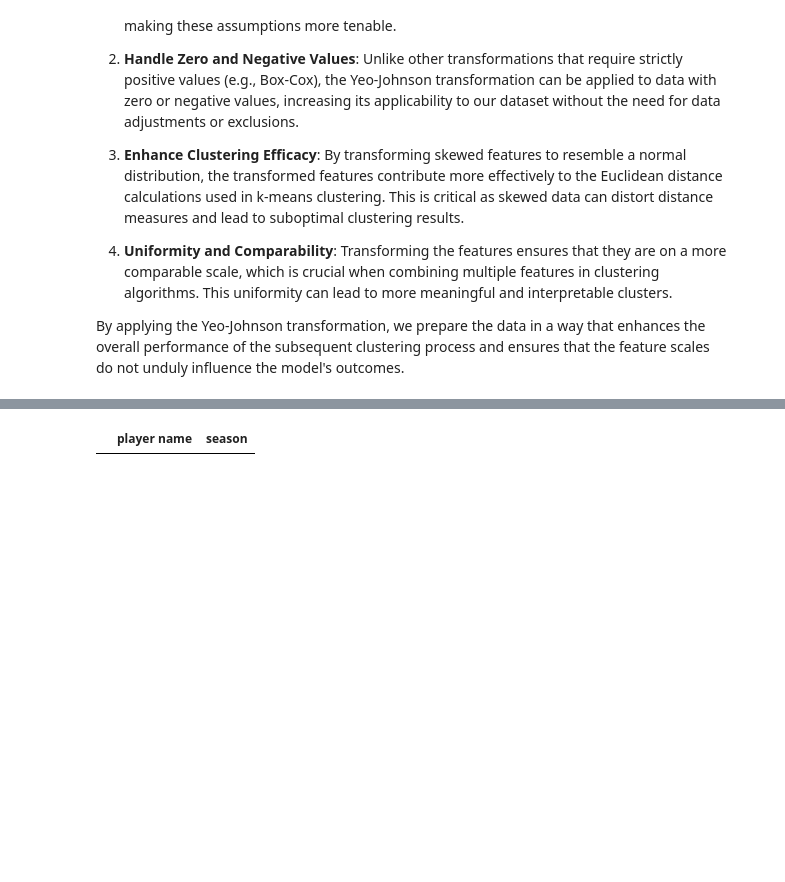
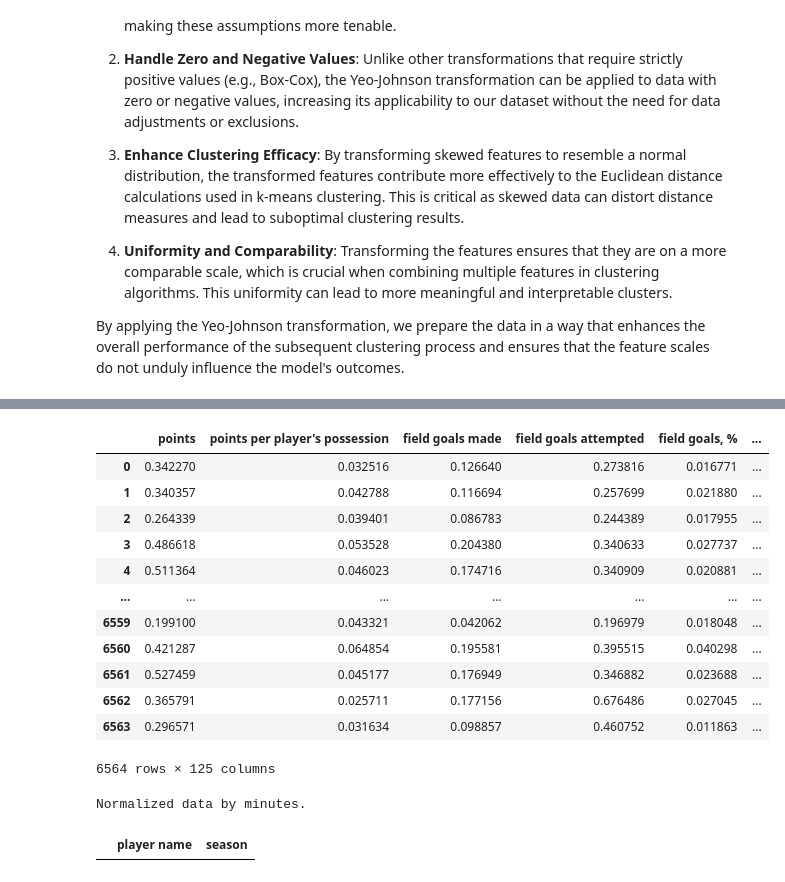
Before and after one commit to pmoecke/basketball-analytics, a Jupyter notebook: ml-models/preprocess_data.ipynb, the cells around one changed output, grey strips where cells are left out. Saved outputs shown, nothing was run; the diff lists cells and outputs as text; code cells hidden in the pictures; blank space fills up the shorter version.

Commit message:
Normalized data before computing projections

```diff
--- a/ml-models/preprocess_data.ipynb
+++ b/ml-models/preprocess_data.ipynb
@@ -258,7 +254,24 @@ By applying the Yeo-Johnson transformation, we prepare the data in a way that en
+# %%
+minutes = pd.Series(df["minutes"])
+df[df.columns[7:]].div(minutes, axis=0)
+# %% [output]
+|  | points | points per player's possession | field goals made | field goals attempted | field goals, % | ... |
+| 0 | 0.342270 | 0.032516 | 0.126640 | 0.273816 | 0.016771 | ... |
+| 1 | 0.340357 | 0.042788 | 0.116694 | 0.257699 | 0.021880 | ... |
+| 2 | 0.264339 | 0.039401 | 0.086783 | 0.244389 | 0.017955 | ... |
+| 3 | 0.486618 | 0.053528 | 0.204380 | 0.340633 | 0.027737 | ... |
+| 4 | 0.511364 | 0.046023 | 0.174716 | 0.340909 | 0.020881 | ... |
+| ... | ... | ... | ... | ... | ... | ... |
+| 6559 | 0.199100 | 0.043321 | 0.042062 | 0.196979 | 0.018048 | ... |
+| 6560 | 0.421287 | 0.064854 | 0.195581 | 0.395515 | 0.040298 | ... |
+| 6561 | 0.527459 | 0.045177 | 0.176949 | 0.346882 | 0.023688 | ... |
+| 6562 | 0.365791 | 0.025711 | 0.177156 | 0.676486 | 0.027045 | ... |
+| 6563 | 0.296571 | 0.031634 | 0.098857 | 0.460752 | 0.011863 | ... |
+6564 rows × 125 columns
 # %%
 from sklearn.preprocessing import PowerTransformer
 
-NORMALIZATION_METHOD = "number of player's possessions"
+NORMALIZATION_METHOD = "minutes"
 NON_GAUSSIAN = ['blocks', 'screen assist', 'points off screen assists', 'screens off made', 'screens off attempted',
               'posts up made', 'posts up attempted', 'isolations made', 'isolations attempted', 'hand off made',
               'hand off attempted', 'cuts made', 'cuts attempted', 'pnr handlers made', 'pnr handlers attempted',
@@ -300,13 +313,13 @@ def drop_irrelevant_features_and_normalize(df, normalization="minutes"):
     # Before dropping irrelevant features, all player names to csv file
     player_names = df["player name"]
     player_names.to_csv("player_names.csv", index=False)
-    df.drop(axis=1, labels=df.columns[0:7].tolist(), inplace=True)
+    #df.drop(axis=1, labels=df.columns[0:7].tolist(), inplace=True)
     if normalization is not None:
         print(f"Normalized data by {normalization}.")
         # Assumes that we have no zero entries.
         if normalization == "minutes":
             # TODO: think about which features should not be normalized by minutes
-            df = df.div(minutes, axis=0)
+            df[df.columns[7:]] = df[df.columns[7:]].div(minutes, axis=0)
         else:
             # Normalize all features except "offensive rating", "true shooting percentage", and "points per player's possessions".
             # These should be kept as they are.
@@ -325,13 +338,15 @@ def drop_irrelevant_features_and_normalize(df, normalization="minutes"):
 
 # df_post_transform = apply_log_transformation(df_pre_transform, NON_GAUSSIAN)
 df_post_transform = apply_power_tranform(df_pre_transform, NON_GAUSSIAN)
-#df_new = drop_irrelevant_features_and_normalize(df_pre_transform, normalization=NORMALIZATION_METHOD)
+df_new = drop_irrelevant_features_and_normalize(df_post_transform, normalization=NORMALIZATION_METHOD)
 ## Export to csv file s.t. it can be later used for the ML
 #if NORMALIZATION_METHOD is None:
 #    df_new.to_csv(f'preprocessed_data.csv', index=False)
 #else:
 #    df_new.to_csv(f"preprocessed_normalized_{NORMALIZATION_METHOD}.csv", index=False)
 #print(f"Data points left: {len(df_new)}")
+# %% [output]
+Normalized data by minutes.
 # %%
 last_season_filter = df_post_transform[["player name", "season"]].groupby("player name").max().reset_index()
 # %%
```
Also changed, not shown: parts of 3 cells of this notebook, 3 other files.
